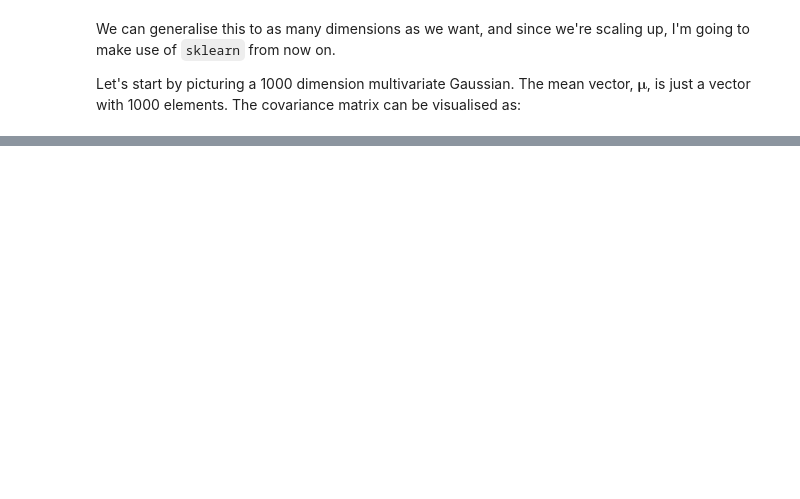
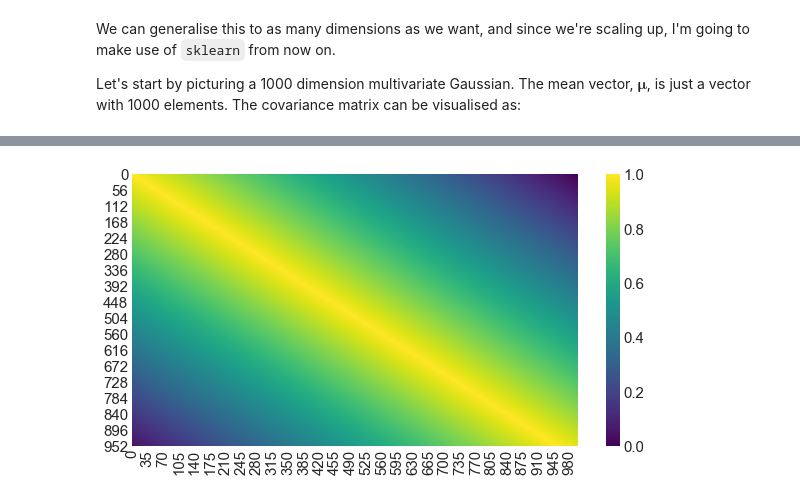
Before and after one commit to jack-willturner/notes, a Jupyter notebook: Gaussian Processes for Regression Tasks.ipynb, the cells around one changed output, grey strips where cells are left out. Drawn from its saved outputs; the diff is of its cells as text; code cells hidden in the pictures; blank space fills up the shorter version.

```diff
--- a/Gaussian Processes for Regression Tasks.ipynb
+++ b/Gaussian Processes for Regression Tasks.ipynb
@@ -458,0 +453,15 @@ array([[1.  , 0.75, 0.5 , 0.25, 0.  ],
+# %%
+mean  = [0.5]*1000
+
+## the below lines of code are to automatically generate the covariance matrix
+## we create the first row, and then we build a symmetric matrix beneath it
+## it's not necessary to understand how this works
+cov_a = np.linspace(1, 0., 1000)
+I   = np.arange(cov_a.size)
+cov = cov_a[np.abs(I - I[:,None])]
+
+fig, ax = plt.subplots(figsize=(10,5))
+sns.heatmap(cov, cmap="viridis", ax=ax)
+plt.show()
+# %% [output]
+[figure, added]
```
Also changed, not shown: parts of 15 cells of this notebook, 2 other files.
